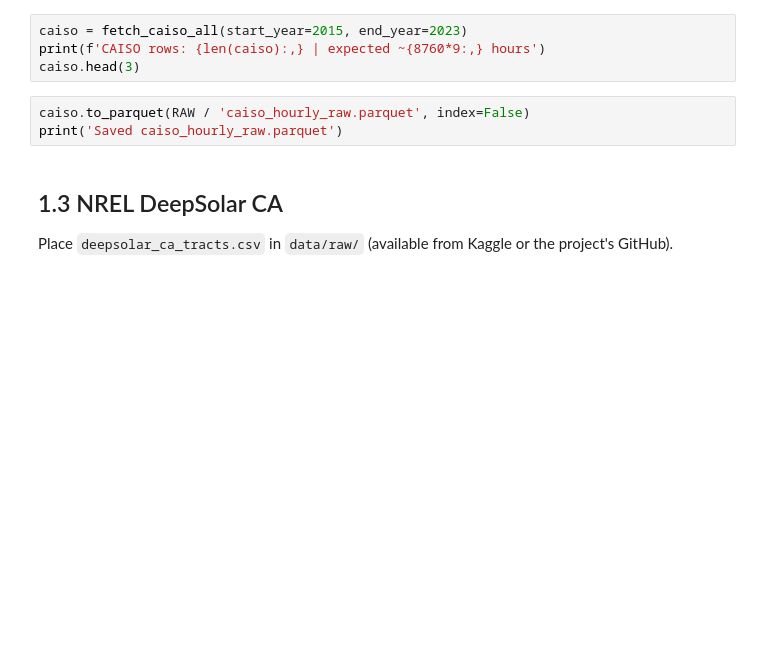
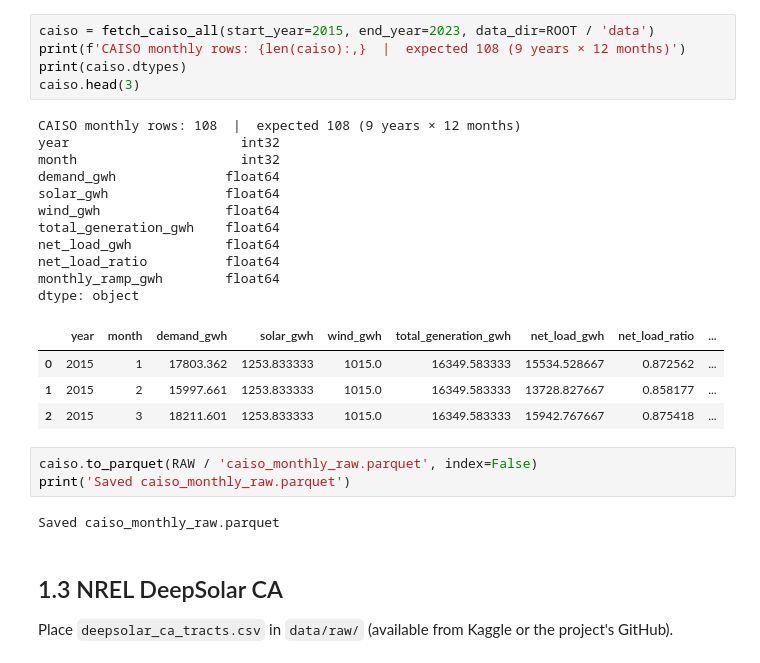
Before and after one commit to AdrianNie123/solar-grid-analysis, a Jupyter notebook: notebooks/01_data_ingest.ipynb, the cells around one changed output. Cells and saved outputs as stored; diff of their text form; blank space fills up the shorter version.

```diff
--- a/notebooks/01_data_ingest.ipynb
+++ b/notebooks/01_data_ingest.ipynb
@@ -43,10 +70,29 @@ Fetches 2015–2023 in monthly batches (~336 API calls). Each month cached as a
 # %%
-caiso = fetch_caiso_all(start_year=2015, end_year=2023)
-print(f'CAISO rows: {len(caiso):,} | expected ~{8760*9:,} hours')
+caiso = fetch_caiso_all(start_year=2015, end_year=2023, data_dir=ROOT / 'data')
+print(f'CAISO monthly rows: {len(caiso):,}  |  expected 108 (9 years × 12 months)')
+print(caiso.dtypes)
 caiso.head(3)
+# %% [output]
+CAISO monthly rows: 108  |  expected 108 (9 years × 12 months)
+year                      int32
+month                     int32
+demand_gwh              float64
+solar_gwh               float64
+wind_gwh                float64
+total_generation_gwh    float64
+net_load_gwh            float64
+net_load_ratio          float64
+monthly_ramp_gwh        float64
+dtype: object
+|  | year | month | demand_gwh | solar_gwh | wind_gwh | total_generation_gwh | net_load_gwh | net_load_ratio | ... |
+| 0 | 2015 | 1 | 17803.362 | 1253.833333 | 1015.0 | 16349.583333 | 15534.528667 | 0.872562 | ... |
+| 1 | 2015 | 2 | 15997.661 | 1253.833333 | 1015.0 | 16349.583333 | 13728.827667 | 0.858177 | ... |
+| 2 | 2015 | 3 | 18211.601 | 1253.833333 | 1015.0 | 16349.583333 | 15942.767667 | 0.875418 | ... |
 # %%
-caiso.to_parquet(RAW / 'caiso_hourly_raw.parquet', index=False)
-print('Saved caiso_hourly_raw.parquet')
+caiso.to_parquet(RAW / 'caiso_monthly_raw.parquet', index=False)
+print('Saved caiso_monthly_raw.parquet')
+# %% [output]
+Saved caiso_monthly_raw.parquet
 # %% [markdown]
 ## 1.3 NREL DeepSolar CA
 
```
Also changed, not shown: parts of 13 cells of this notebook, 35 other files.
